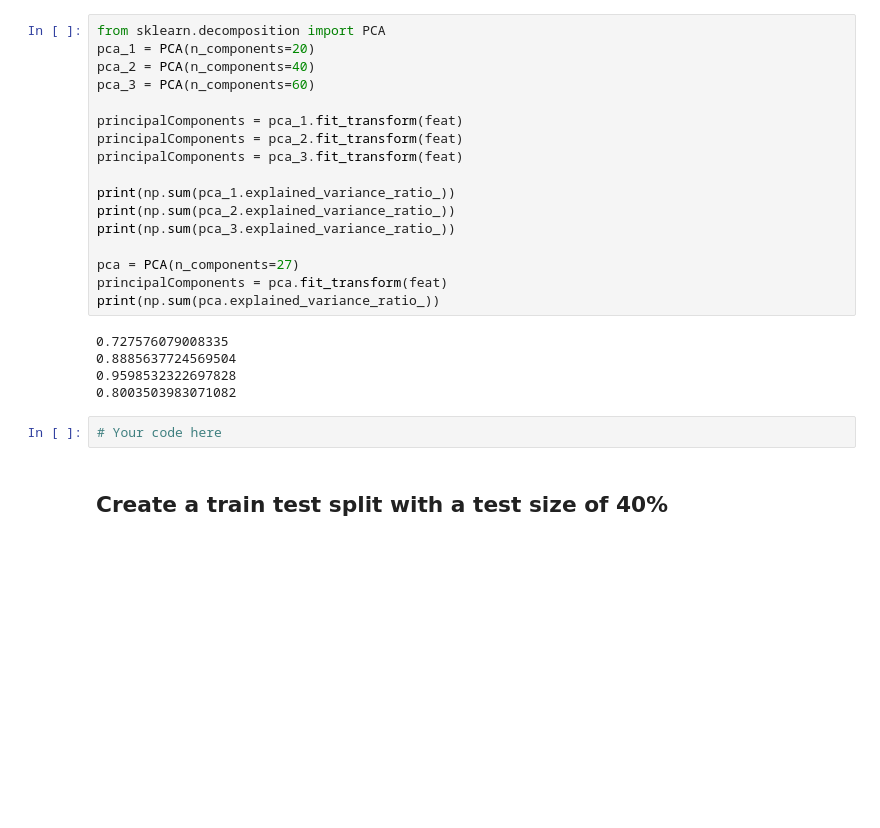
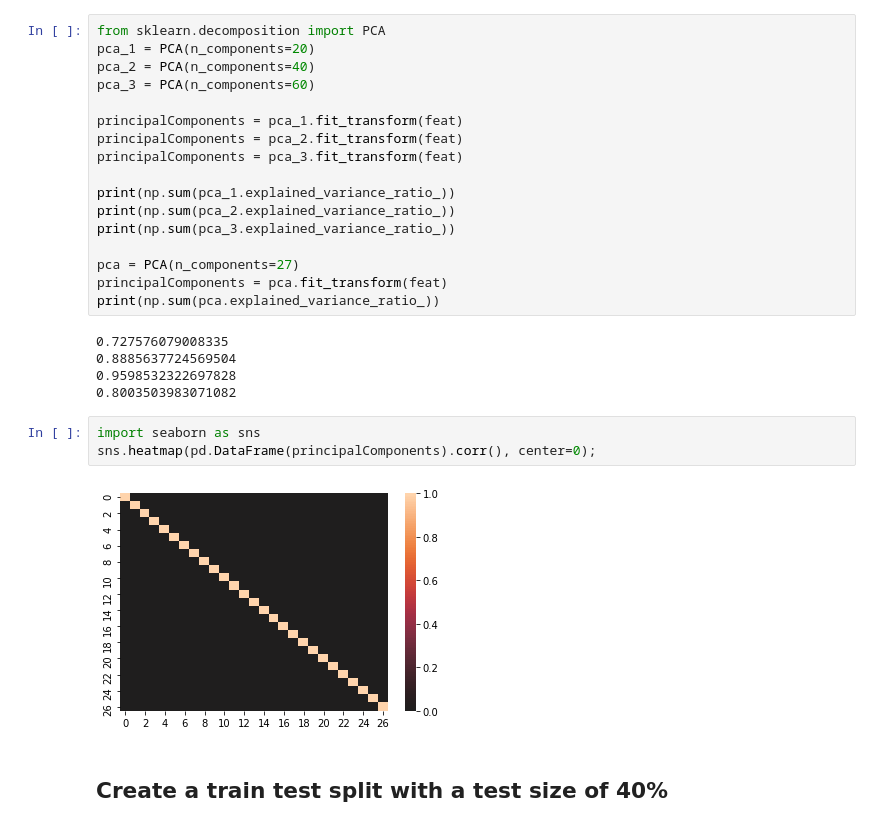
Before and after one commit to fcoba/dsc-pipelines-lab-dc-ds-career-042219, a Jupyter notebook: index.ipynb, the cells around one changed output. Cells and saved outputs as stored; diff of their text form; blank space fills up the shorter version.

```diff
--- a/index.ipynb
+++ b/index.ipynb
@@ -113,8 +113,11 @@ print(np.sum(pca.explained_variance_ratio_))
 0.8885637724569504
 0.9598532322697828
 0.8003503983071082
-# %%
-# Your code here
+# %%
+import seaborn as sns
+sns.heatmap(pd.DataFrame(principalComponents).corr(), center=0);
+# %% [output]
+[figure, added]
 # %% [markdown]
 ## Create a train test split with a test size of 40%
 # %% [markdown]
```
